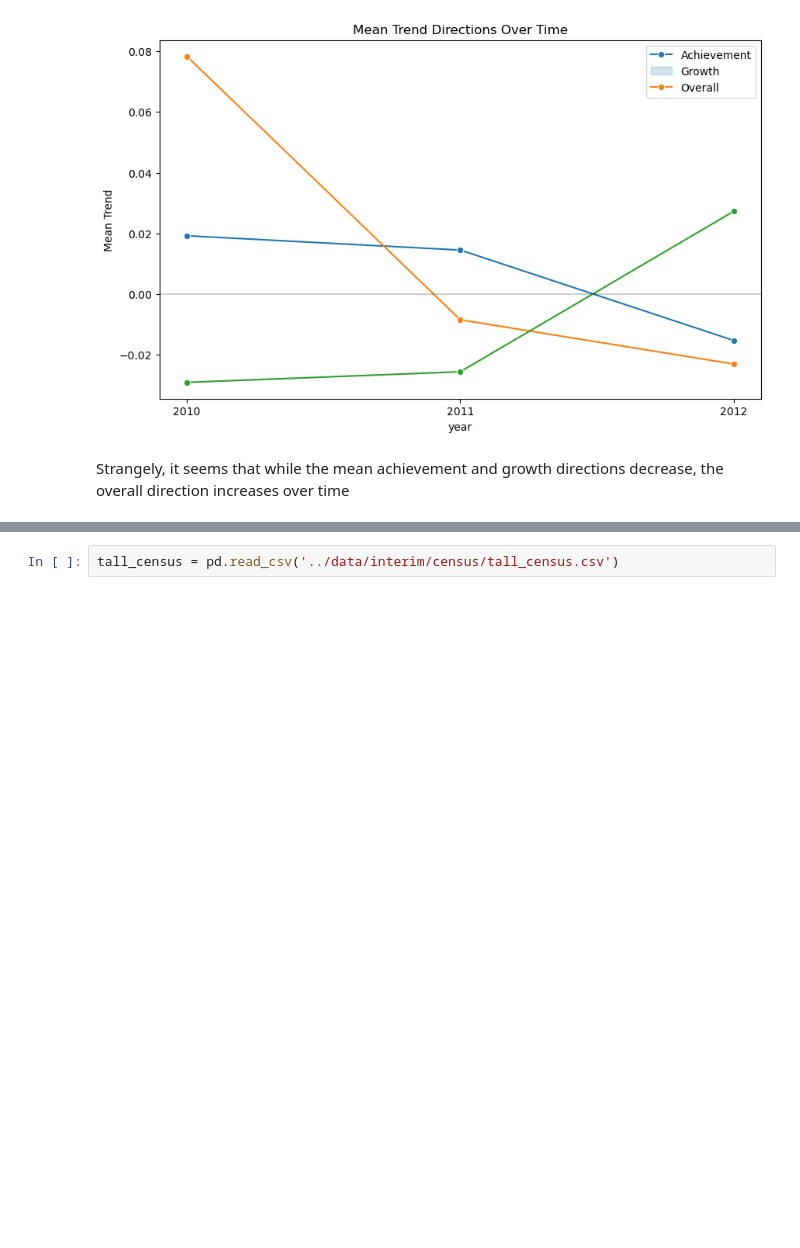
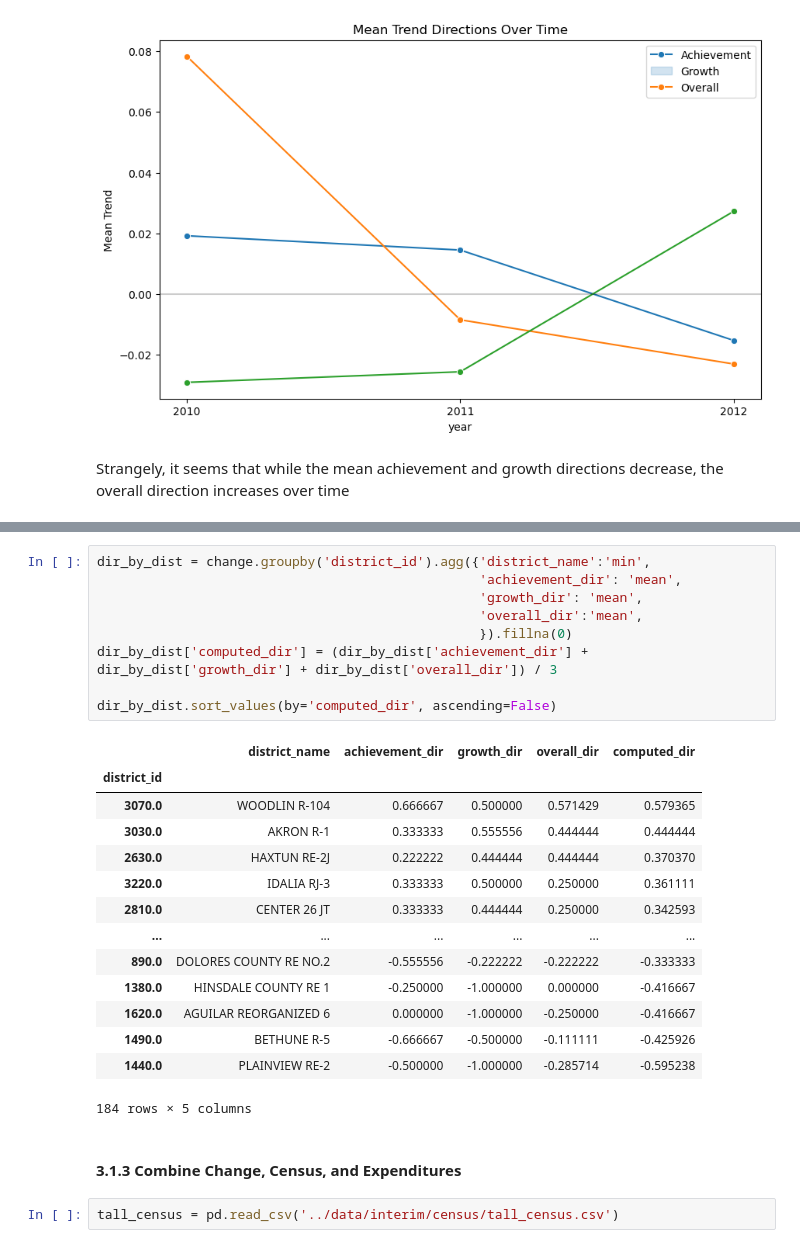
Before and after one commit to clewis53/CaeleyLewis-Capstone2-StoryOfColoradoEducation, a Jupyter notebook: notebooks/0.2-EDA.ipynb, the cells around one changed output, grey strips where cells are left out. Cells and saved outputs as stored; diff of their text form; blank space fills up the shorter version.

```diff
--- a/notebooks/0.2-EDA.ipynb
+++ b/notebooks/0.2-EDA.ipynb
@@ -819,3 +829,29 @@ sns.histplot(data=change[['achievement_dir', 'growth_dir', 'overall_dir']], bins
+# %%
+dir_by_dist = change.groupby('district_id').agg({'district_name':'min',
+                                                 'achievement_dir': 'mean',
+                                                 'growth_dir': 'mean',
+                                                 'overall_dir':'mean',
+                                                 }).fillna(0)
+dir_by_dist['computed_dir'] = (dir_by_dist['achievement_dir'] + dir_by_dist['growth_dir'] + dir_by_dist['overall_dir']) / 3
+
+dir_by_dist.sort_values(by='computed_dir', ascending=False)
+# %% [output]
+|  | district_name | achievement_dir | growth_dir | overall_dir | computed_dir |
+| district_id |  |  |  |  |  |
+| 3070.0 | WOODLIN R-104 | 0.666667 | 0.500000 | 0.571429 | 0.579365 |
+| 3030.0 | AKRON R-1 | 0.333333 | 0.555556 | 0.444444 | 0.444444 |
+| 2630.0 | HAXTUN RE-2J | 0.222222 | 0.444444 | 0.444444 | 0.370370 |
+| 3220.0 | IDALIA RJ-3 | 0.333333 | 0.500000 | 0.250000 | 0.361111 |
+| 2810.0 | CENTER 26 JT | 0.333333 | 0.444444 | 0.250000 | 0.342593 |
+| ... | ... | ... | ... | ... | ... |
+| 890.0 | DOLORES COUNTY RE NO.2 | -0.555556 | -0.222222 | -0.222222 | -0.333333 |
+| 1380.0 | HINSDALE COUNTY RE 1 | -0.250000 | -1.000000 | 0.000000 | -0.416667 |
+| 1620.0 | AGUILAR REORGANIZED 6 | 0.000000 | -1.000000 | -0.250000 | -0.416667 |
+| 1490.0 | BETHUNE R-5 | -0.666667 | -0.500000 | -0.111111 | -0.425926 |
+| 1440.0 | PLAINVIEW RE-2 | -0.500000 | -1.000000 | -0.285714 | -0.595238 |
+184 rows × 5 columns
+# %% [markdown]
+#### 3.1.3 Combine Change, Census, and Expenditures <a name="change-combine"></a>
 # %%
 tall_census = pd.read_csv('../data/interim/census/tall_census.csv')
 # %%
```
Also changed, not shown: parts of 12 cells of this notebook.
